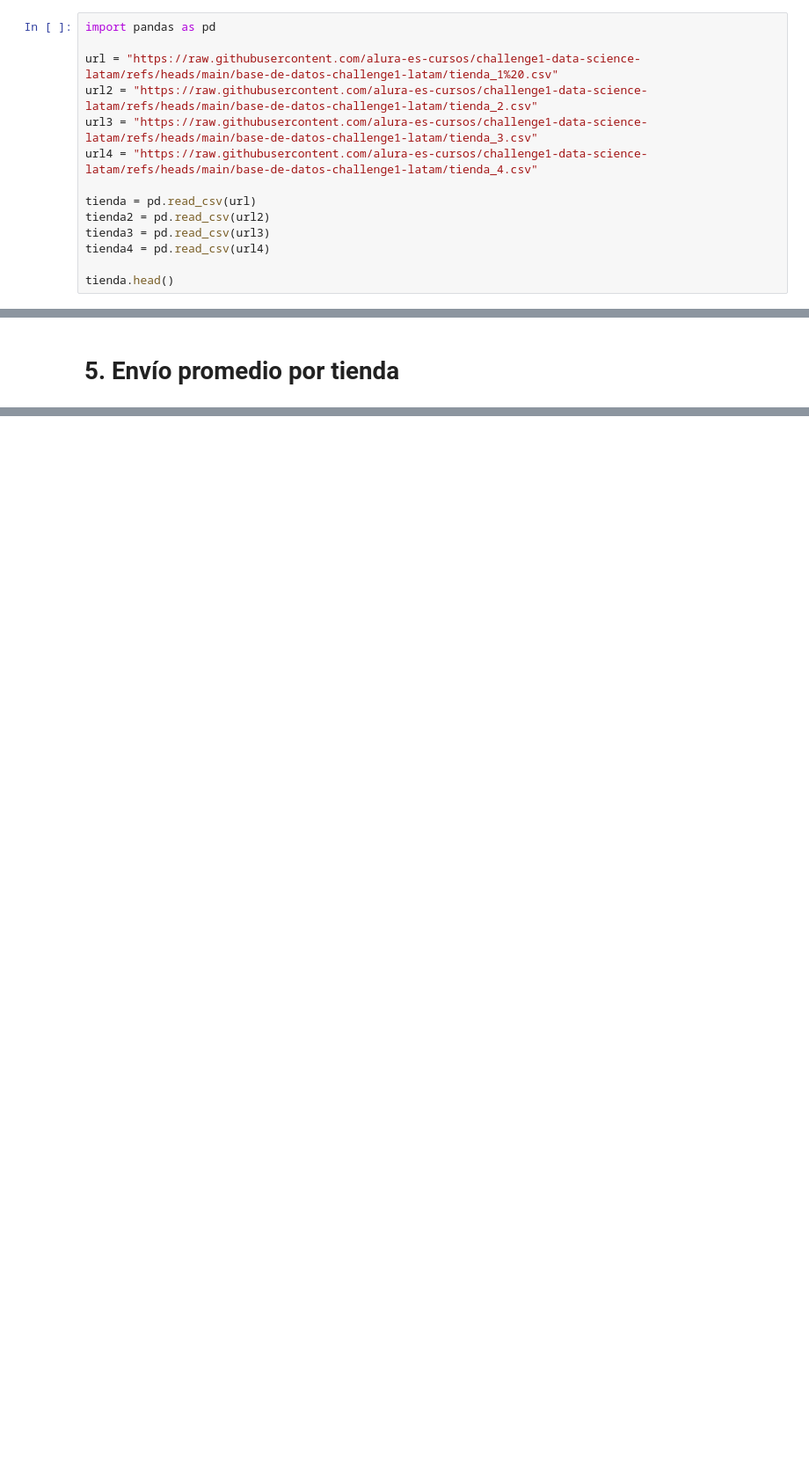
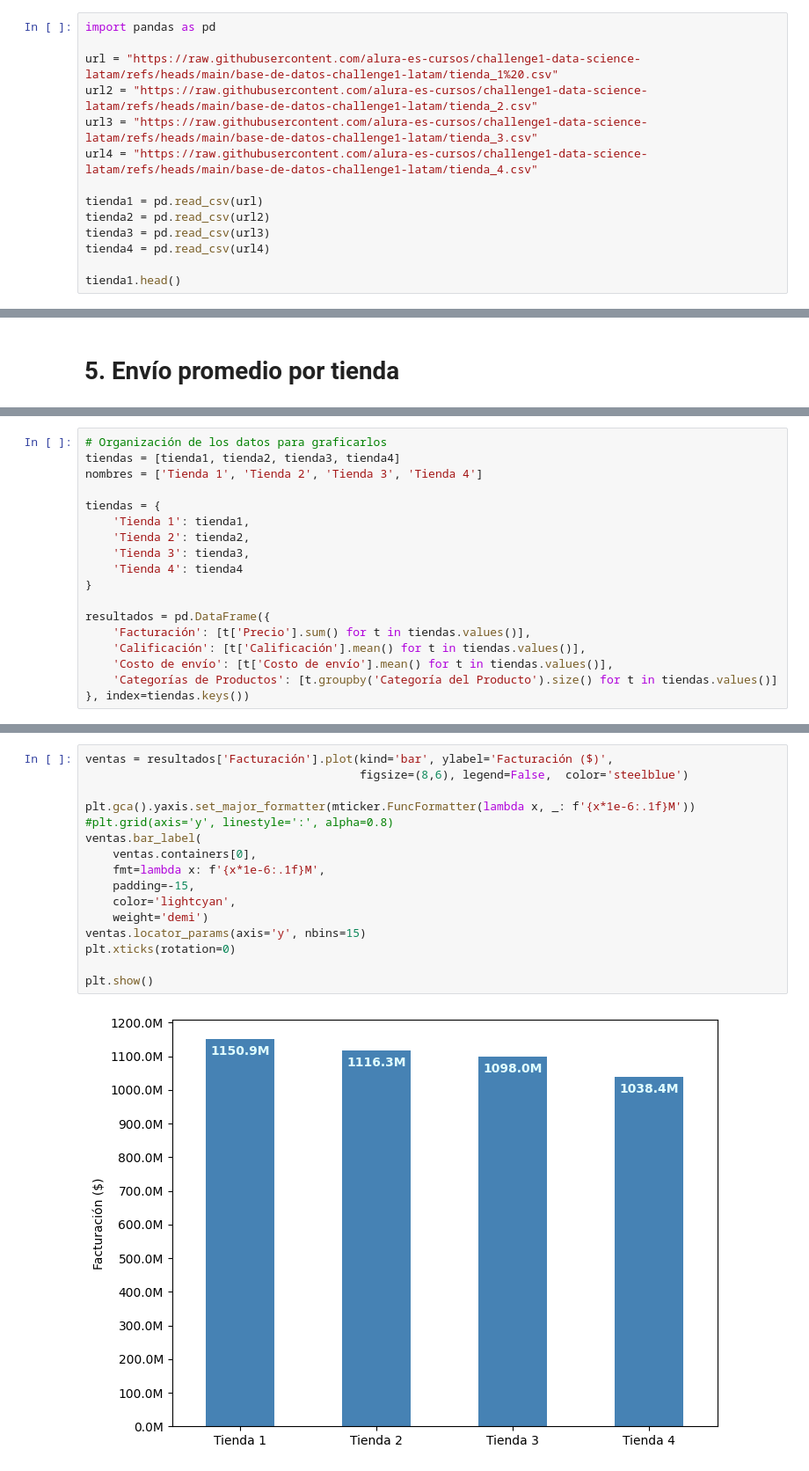
Before and after one commit to mmitxel/alura-challenge-store, a Jupyter notebook: alura_challenge_store.ipynb, the cells around one changed output, grey strips where cells are left out. Shown: that part at 88% size. Saved outputs shown, nothing was run; the diff lists cells and outputs as text; blank space fills up the shorter version.

```diff
--- a/alura_challenge_store.ipynb
+++ b/alura_challenge_store.ipynb
@@ -10,12 +10,12 @@ url2 = "https://raw.githubusercontent.com/alura-es-cursos/challenge1-data-scienc
 url3 = "https://raw.githubusercontent.com/alura-es-cursos/challenge1-data-science-latam/refs/heads/main/base-de-datos-challenge1-latam/tienda_3.csv"
 url4 = "https://raw.githubusercontent.com/alura-es-cursos/challenge1-data-science-latam/refs/heads/main/base-de-datos-challenge1-latam/tienda_4.csv"
 
-tienda = pd.read_csv(url)
+tienda1 = pd.read_csv(url)
 tienda2 = pd.read_csv(url2)
 tienda3 = pd.read_csv(url3)
 tienda4 = pd.read_csv(url4)
 
-tienda.head()
+tienda1.head()
 # %% [output]
 |  | Producto | Categoría del Producto | Precio | Costo de envío | Fecha de Compra | Vendedor | Lugar de Compra | ... |
 | 0 | Asistente virtual | Electrónicos | 164300.0 | 6900.0 | 16/01/2021 | Pedro Gomez | Bogotá | ... |
@@ -35,0 +246,18 @@ tienda.head()
+# %%
+# Organización de los datos para graficarlos
+tiendas = [tienda1, tienda2, tienda3, tienda4]
+nombres = ['Tienda 1', 'Tienda 2', 'Tienda 3', 'Tienda 4']
+
+tiendas = {
+    'Tienda 1': tienda1,
+    'Tienda 2': tienda2,
+    'Tienda 3': tienda3,
+    'Tienda 4': tienda4
+}
+
+resultados = pd.DataFrame({
+    'Facturación': [t['Precio'].sum() for t in tiendas.values()],
+    'Calificación': [t['Calificación'].mean() for t in tiendas.values()],
+    'Costo de envío': [t['Costo de envío'].mean() for t in tiendas.values()],
+    'Categorías de Productos': [t.groupby('Categoría del Producto').size() for t in tiendas.values()]
+}, index=tiendas.keys())
@@ -35,0 +266,18 @@ tienda.head()
+# %%
+ventas = resultados['Facturación'].plot(kind='bar', ylabel='Facturación ($)',
+                                        figsize=(8,6), legend=False,  color='steelblue')
+
+plt.gca().yaxis.set_major_formatter(mticker.FuncFormatter(lambda x, _: f'{x*1e-6:.1f}M'))
+#plt.grid(axis='y', linestyle=':', alpha=0.8)
+ventas.bar_label(
+    ventas.containers[0],
+    fmt=lambda x: f'{x*1e-6:.1f}M',
+    padding=-15,
+    color='lightcyan',
+    weight='demi')
+ventas.locator_params(axis='y', nbins=15)
+plt.xticks(rotation=0)
+
+plt.show()
+# %% [output]
+[figure, added]
```
Also changed, not shown: parts of 31 cells of this notebook.
